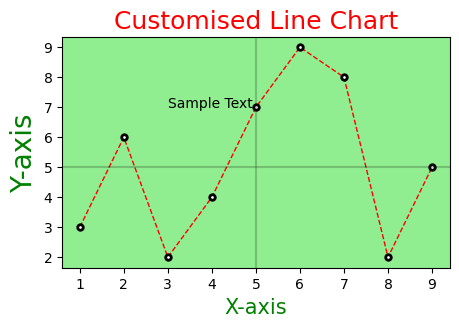
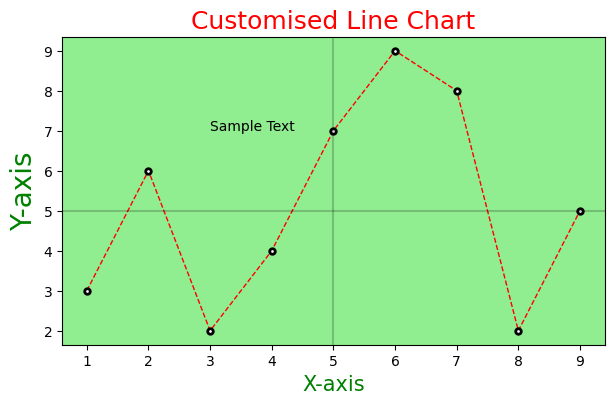
Code edit (unified diff) that turned the first committed figure into the second:
--- before
+++ after
@@ -1,4 +1,4 @@
 # creating a figure and axis object
-fig, ax = plt.subplots(figsize=(5,3))  #5,3
+fig, ax = plt.subplots(figsize=(7,4))  #5,3
 
 #setting the colour of figure and axes
@@ -27,5 +27,4 @@
 #add text
 ax.text(3,7,'Sample Text')
-
 ax.axhline(y=5, color='black',alpha=0.2)
 ax.axvline(x=5, color='black',alpha=0.2)

Commit: Data Visualization notebook